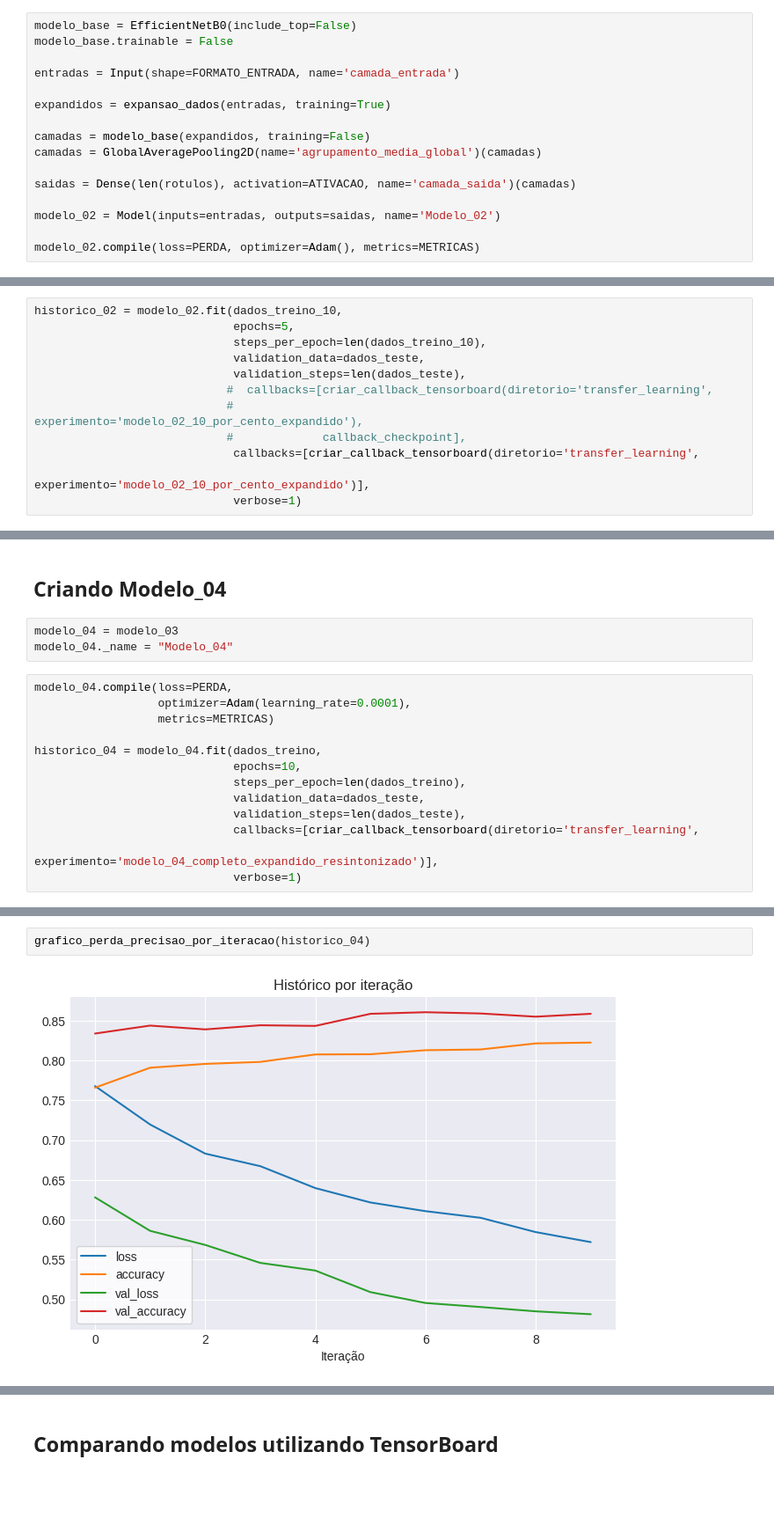
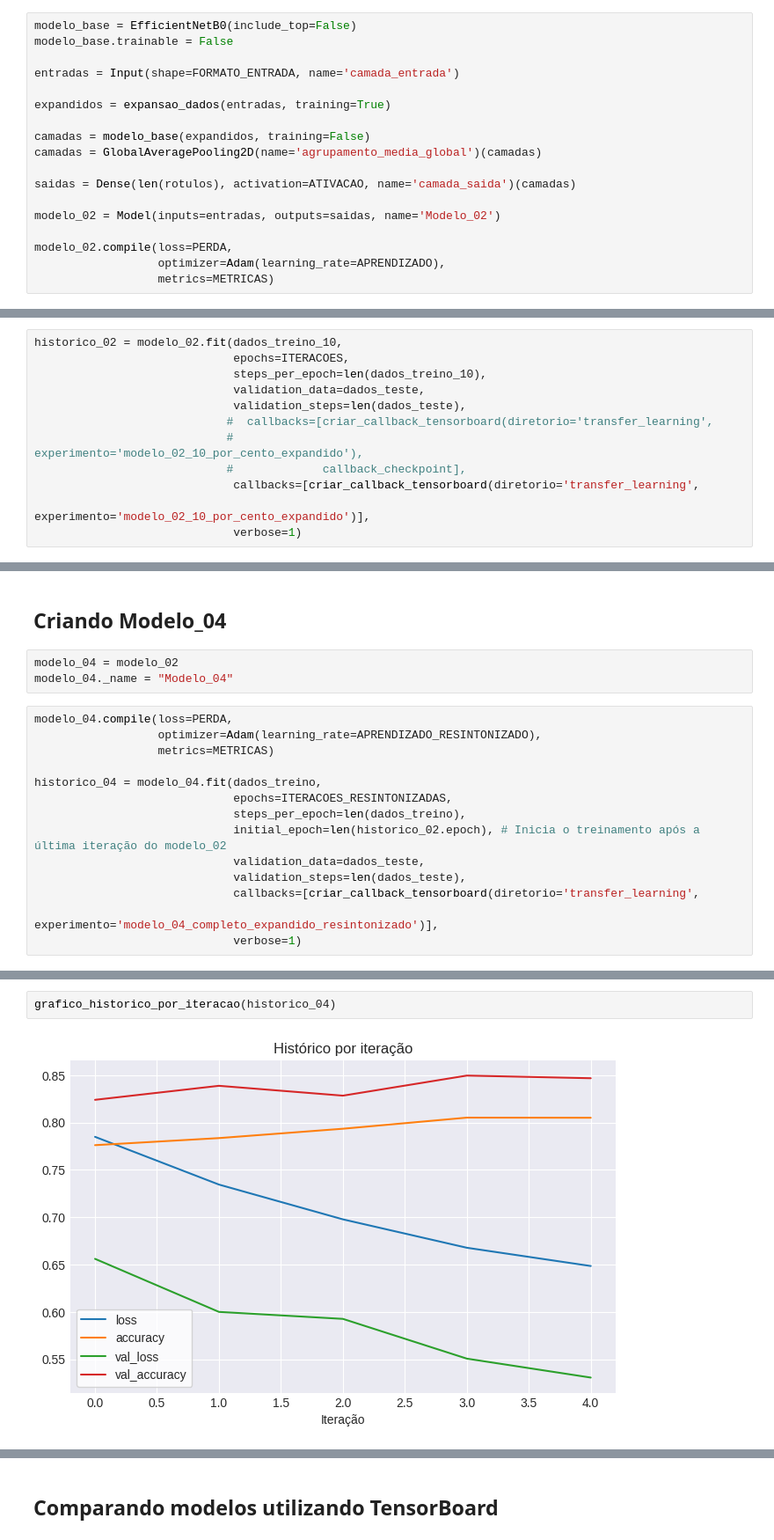
Before and after one commit to flohmannjr/tensorflow_curso, a Jupyter notebook: TensorFlow_TL2_Fine_tuning.ipynb, the cells around one changed output, grey strips where cells are left out. Shown at 88% size. Saved outputs shown, nothing was run; the diff lists cells and outputs as text; blank space fills up the shorter version.

```diff
--- a/TensorFlow_TL2_Fine_tuning.ipynb
+++ b/TensorFlow_TL2_Fine_tuning.ipynb
@@ -350,7 +337,9 @@ saidas = Dense(len(rotulos), activation=ATIVACAO, name='camada_saida')(camadas)
 
 modelo_02 = Model(inputs=entradas, outputs=saidas, name='Modelo_02')
 
-modelo_02.compile(loss=PERDA, optimizer=Adam(), metrics=METRICAS)
+modelo_02.compile(loss=PERDA,
+                  optimizer=Adam(learning_rate=APRENDIZADO),
+                  metrics=METRICAS)
 # %% [markdown]
 ### Criando callback ModelCheckpoint
 # %% [markdown]
@@ -367,7 +356,7 @@ The ModelCheckpoint callback intermediately saves our model (the full model or j
 ### Ajustando o modelo
 # %%
 historico_02 = modelo_02.fit(dados_treino_10,
-                             epochs=5,
+                             epochs=ITERACOES,
                              steps_per_epoch=len(dados_treino_10),
                              validation_data=dados_teste,
                              validation_steps=len(dados_teste),
@@ -469,16 +455,17 @@ grafico_perda_precisao_por_iteracao(historico_03)
 # %% [markdown]
 ## Criando Modelo_04
 # %%
-modelo_04 = modelo_03
+modelo_04 = modelo_02
 modelo_04._name = "Modelo_04"
 # %%
 modelo_04.compile(loss=PERDA,
-                  optimizer=Adam(learning_rate=0.0001),
+                  optimizer=Adam(learning_rate=APRENDIZADO_RESINTONIZADO),
                   metrics=METRICAS)
 
 historico_04 = modelo_04.fit(dados_treino,
-                             epochs=10,
+                             epochs=ITERACOES_RESINTONIZADAS,
                              steps_per_epoch=len(dados_treino),
+                             initial_epoch=len(historico_02.epoch), # Inicia o treinamento após a última iteração do modelo_02
                              validation_data=dados_teste,
                              validation_steps=len(dados_teste),
                              callbacks=[criar_callback_tensorboard(diretorio='transfer_learning',
@@ -505,4 +486,4 @@ Epoch 10/10
 # %%
-grafico_perda_precisao_por_iteracao(historico_04)
+grafico_historico_por_iteracao(historico_04)
 # %% [output]
-[figure, old version]
+[figure, new version]
```
Also changed, not shown: parts of 18 cells of this notebook.
